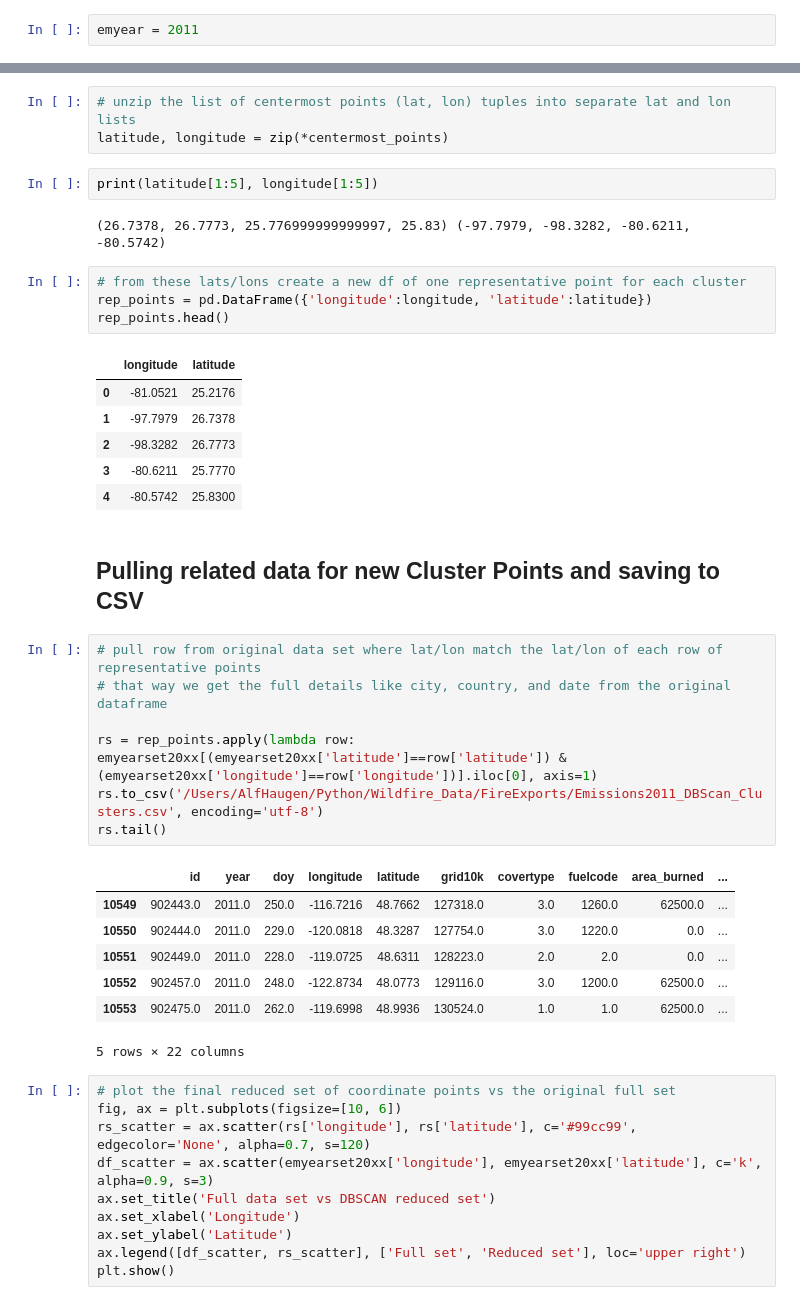
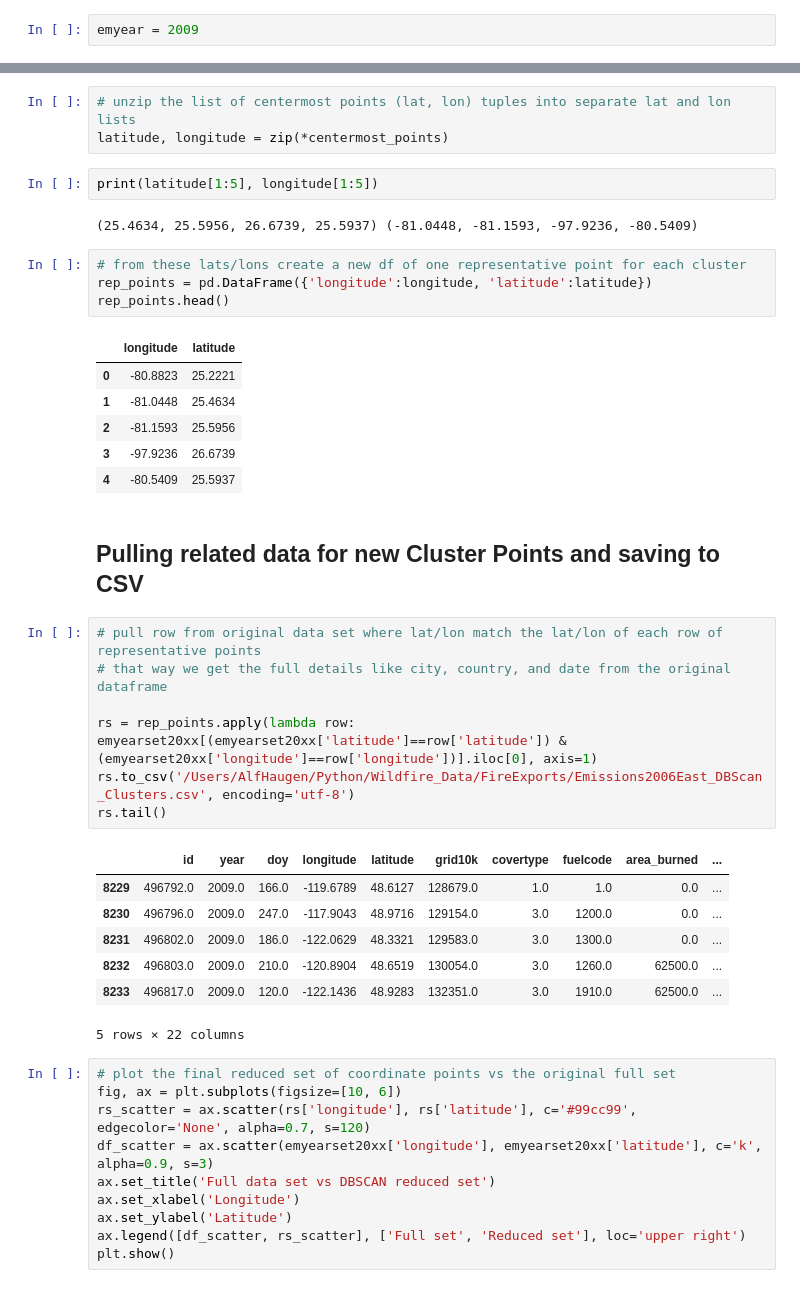
Before and after one commit to NahidGithub/Predicting-Wildfires, a Jupyter notebook: experimental code/ClusteringGeo.ipynb, the cells around one changed output, grey strips where cells are left out. Saved outputs shown, nothing was run; the diff lists cells and outputs as text.

Commit message:
clutstering emissions completed w/ results

```diff
--- a/experimental code/ClusteringGeo.ipynb
+++ b/experimental code/ClusteringGeo.ipynb
@@ -49,7 +49,7 @@ emyear20xx.head()
 # %% [markdown]
 ## Set Year for DataSet and pair down data
 # %%
-emyear = 2011
+emyear = 2009
 # %%
 ### Variable to capture a single year of data for clustering.
 ### Example - emyear20xx = emyear20xx[(emyear20xx.year == 2005) & (emdata.doy > 181) & (emdata.doy < 213)]
@@ -197,34 +212,34 @@ latitude, longitude = zip(*centermost_points)
 # %%
 print(latitude[1:5], longitude[1:5])
 # %% [output]
-(26.7378, 26.7773, 25.776999999999997, 25.83) (-97.7979, -98.3282, -80.6211, -80.5742)
+(25.4634, 25.5956, 26.6739, 25.5937) (-81.0448, -81.1593, -97.9236, -80.5409)
 # %%
 # from these lats/lons create a new df of one representative point for each cluster
 rep_points = pd.DataFrame({'longitude':longitude, 'latitude':latitude})
 rep_points.head()
 # %% [output]
 |  | longitude | latitude |
-| 0 | -81.0521 | 25.2176 |
-| 1 | -97.7979 | 26.7378 |
-| 2 | -98.3282 | 26.7773 |
-| 3 | -80.6211 | 25.7770 |
-| 4 | -80.5742 | 25.8300 |
+| 0 | -80.8823 | 25.2221 |
+| 1 | -81.0448 | 25.4634 |
+| 2 | -81.1593 | 25.5956 |
+| 3 | -97.9236 | 26.6739 |
+| 4 | -80.5409 | 25.5937 |
 # %% [markdown]
 ## Pulling related data for new Cluster Points and saving to CSV
 # %%
 # pull row from original data set where lat/lon match the lat/lon of each row of representative points
 # that way we get the full details like city, country, and date from the original dataframe
 
 rs = rep_points.apply(lambda row: emyearset20xx[(emyearset20xx['latitude']==row['latitude']) & (emyearset20xx['longitude']==row['longitude'])].iloc[0], axis=1)
-rs.to_csv('/Users/AlfHaugen/Python/Wildfire_Data/FireExports/Emissions2011_DBScan_Clusters.csv', encoding='utf-8')
+rs.to_csv('/Users/AlfHaugen/Python/Wildfire_Data/FireExports/Emissions2006East_DBScan_Clusters.csv', encoding='utf-8')
 rs.tail()
 # %% [output]
 |  | id | year | doy | longitude | latitude | grid10k | covertype | fuelcode | area_burned | ... |
-| 10549 | 902443.0 | 2011.0 | 250.0 | -116.7216 | 48.7662 | 127318.0 | 3.0 | 1260.0 | 62500.0 | ... |
-| 10550 | 902444.0 | 2011.0 | 229.0 | -120.0818 | 48.3287 | 127754.0 | 3.0 | 1220.0 | 0.0 | ... |
-| 10551 | 902449.0 | 2011.0 | 228.0 | -119.0725 | 48.6311 | 128223.0 | 2.0 | 2.0 | 0.0 | ... |
-| 10552 | 902457.0 | 2011.0 | 248.0 | -122.8734 | 48.0773 | 129116.0 | 3.0 | 1200.0 | 62500.0 | ... |
-| 10553 | 902475.0 | 2011.0 | 262.0 | -119.6998 | 48.9936 | 130524.0 | 1.0 | 1.0 | 62500.0 | ... |
+| 8229 | 496792.0 | 2009.0 | 166.0 | -119.6789 | 48.6127 | 128679.0 | 1.0 | 1.0 | 0.0 | ... |
+| 8230 | 496796.0 | 2009.0 | 247.0 | -117.9043 | 48.9716 | 129154.0 | 3.0 | 1200.0 | 0.0 | ... |
+| 8231 | 496802.0 | 2009.0 | 186.0 | -122.0629 | 48.3321 | 129583.0 | 3.0 | 1300.0 | 0.0 | ... |
+| 8232 | 496803.0 | 2009.0 | 210.0 | -120.8904 | 48.6519 | 130054.0 | 3.0 | 1260.0 | 62500.0 | ... |
+| 8233 | 496817.0 | 2009.0 | 120.0 | -122.1436 | 48.9283 | 132351.0 | 3.0 | 1910.0 | 62500.0 | ... |
 5 rows × 22 columns
 # %%
 # plot the final reduced set of coordinate points vs the original full set
```
Also changed, not shown: parts of 10 cells of this notebook.
